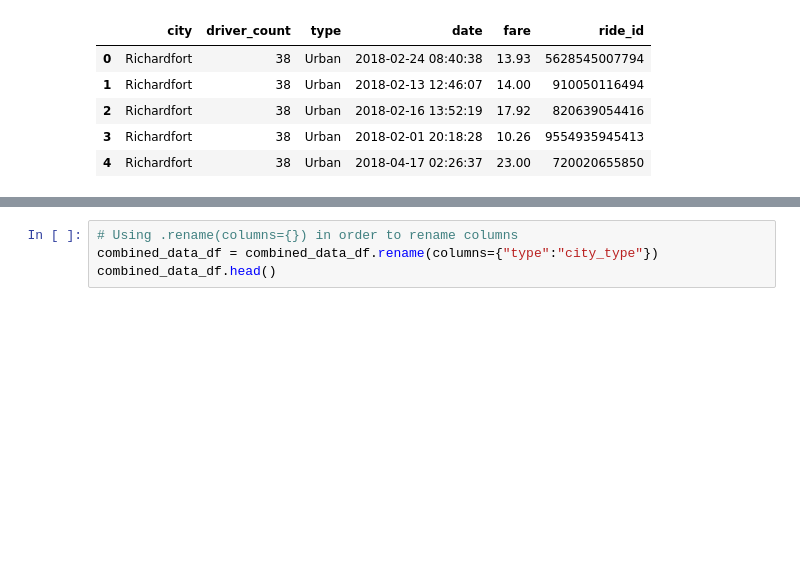
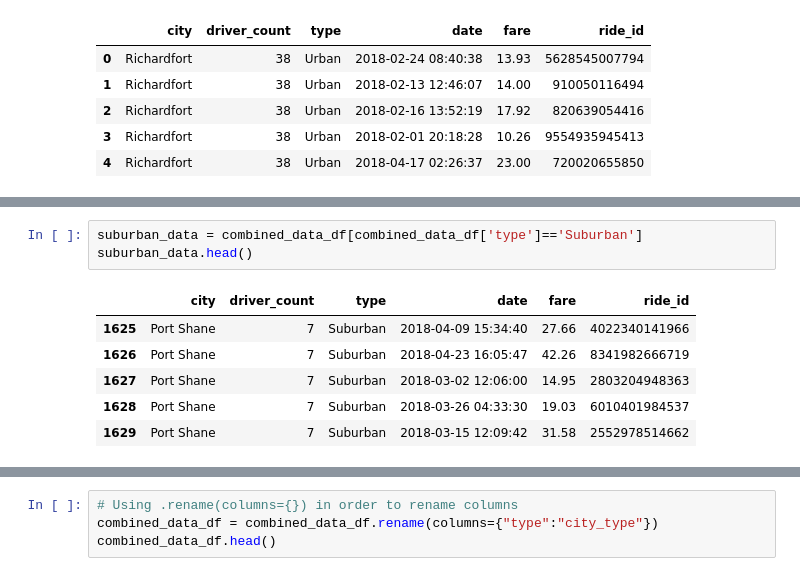
Before and after one commit to Nithyusha07/Matpotlib-challenge, a Jupyter notebook: PyBer.ipynb, the cells around one changed output, grey strips where cells are left out. Saved outputs shown, nothing was run; the diff lists cells and outputs as text; blank space fills up the shorter version.

```diff
--- a/PyBer.ipynb
+++ b/PyBer.ipynb
@@ -27,0 +38,10 @@ combined_data_df.head()
+# %%
+suburban_data = combined_data_df[combined_data_df['type']=='Suburban']
+suburban_data.head()
+# %% [output]
+|  | city | driver_count | type | date | fare | ride_id |
+| 1625 | Port Shane | 7 | Suburban | 2018-04-09 15:34:40 | 27.66 | 4022340141966 |
+| 1626 | Port Shane | 7 | Suburban | 2018-04-23 16:05:47 | 42.26 | 8341982666719 |
+| 1627 | Port Shane | 7 | Suburban | 2018-03-02 12:06:00 | 14.95 | 2803204948363 |
+| 1628 | Port Shane | 7 | Suburban | 2018-03-26 04:33:30 | 19.03 | 6010401984537 |
+| 1629 | Port Shane | 7 | Suburban | 2018-03-15 12:09:42 | 31.58 | 2552978514662 |
```
Also changed, not shown: parts of 16 cells of this notebook.
